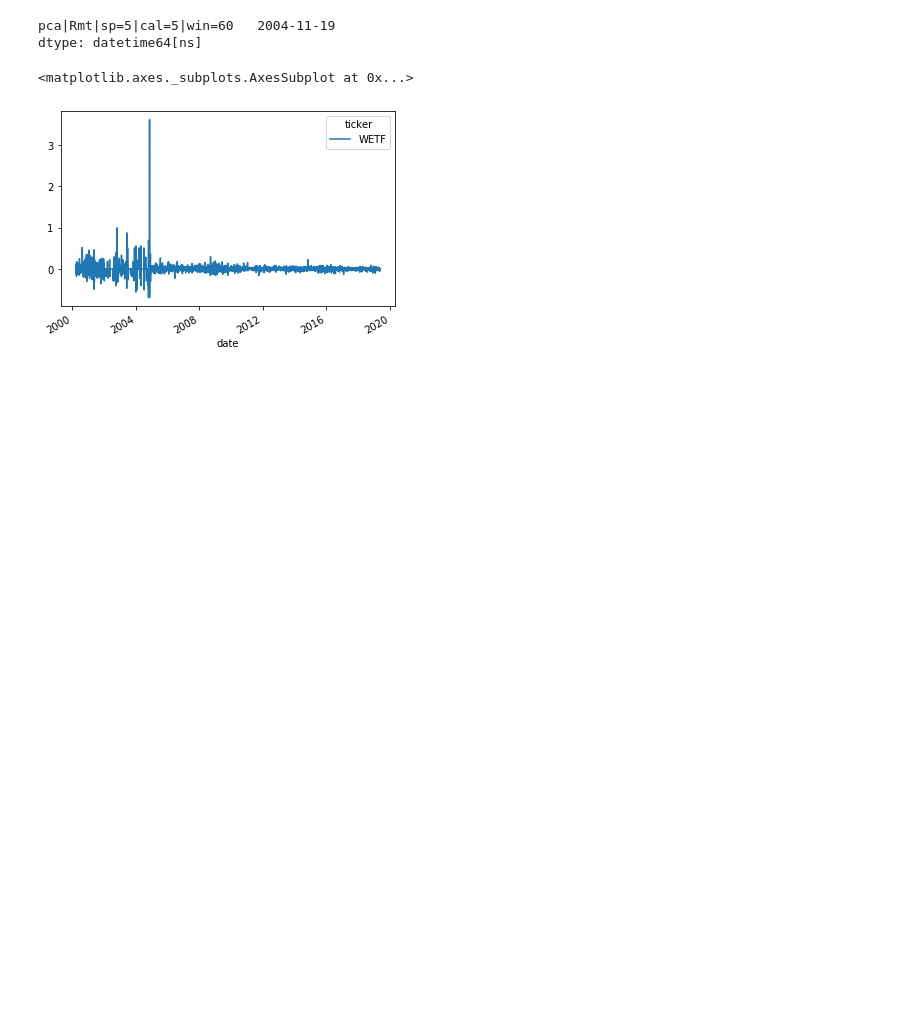
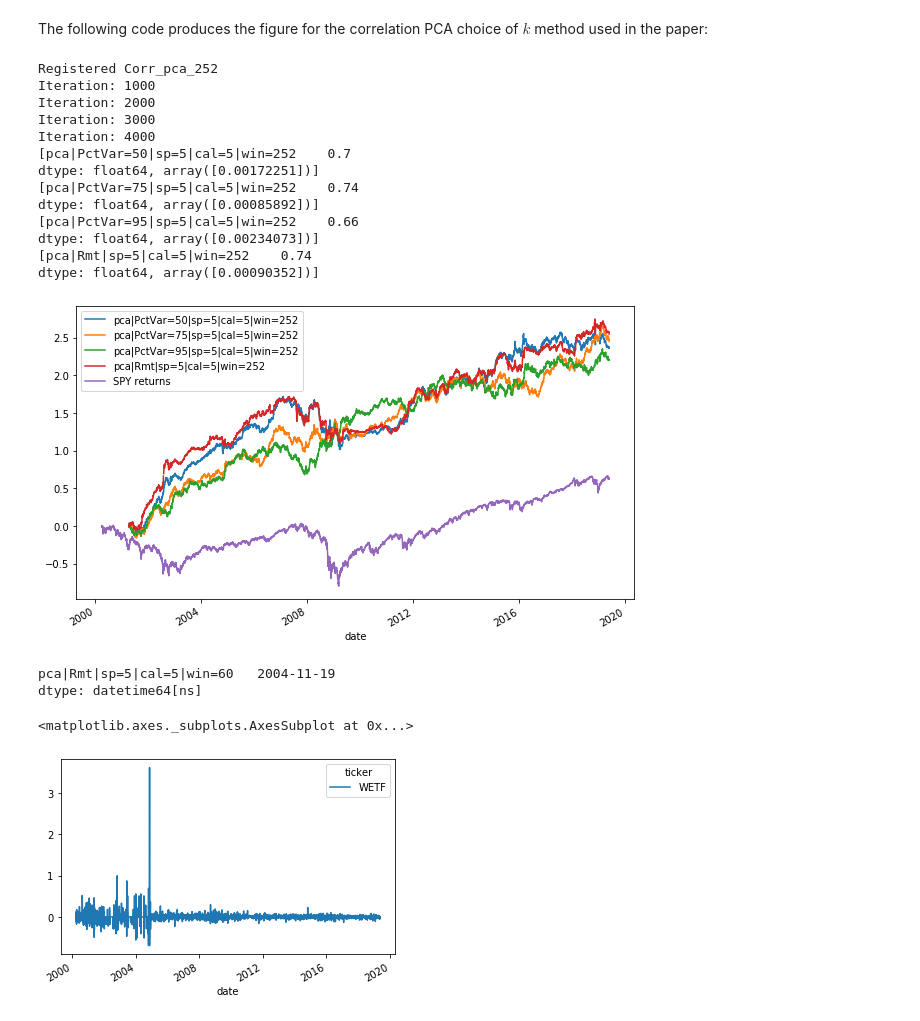
Before and after one commit to jase-clarkson/mini_1, a Jupyter notebook: stat_arb.ipynb, the cells around one changed output. Drawn from its saved outputs; the diff is of its cells as text; code cells hidden in the pictures; blank space fills up the shorter version.

```diff
--- a/stat_arb.ipynb
+++ b/stat_arb.ipynb
@@ -63,7 +72,7 @@ df_500
 importlib.reload(dr)
 importlib.reload(sa)
 
-def backtest(df_lr, strats, df_exc=None, benchmark=None):
+def backtest(df_lr, strats, df_exc=None, benchmark=None, save=False, it=500):
     i = 0
     tfmrs = sa.Transforms()
     for strat in strats:
@@ -73,30 +82,21 @@ def backtest(df_lr, strats, df_exc=None, benchmark=None):
         for strat in strats:
             strat.calibrate_portfolio(df_lr, index, tfmrs)
         i += 1
-        if i % 100 == 0 and i > 250: print('Iteration: {}'.format(i))
+        if i % it == 0 and i > 250: print('Iteration: {}'.format(i))
 
     for strat in strats:
         strat.pnl_reconciliation(df_lr, filter_outliers=True)
+        print(sa.sharpe_ratio_test(strat.lr))
+
     rets = [strat.cum_ret for strat in strats]
     rets = pd.concat(rets, axis=1) * benchmark.std()
     rets.plot(figsize=(10,6))
     if benchmark is not None:
         benchmark.cumsum().plot(label='SPY returns')
     plt.legend()
-    plt.savefig('last_run.png')
-
-
-# strats = [sa.StArbFm(dr.SPca(k=59), cal_freq=5, window_len=60),
-w = 252
-corr=False
-# strats = [sa.StArbFm(dr.RPca(), cal_freq=5, window_len=w),]
-strats = [sa.StArbFm(dr.Pca(pct_var=50, corr=True), cal_freq=5, window_len=w), \
-          sa.StArbFm(dr.Pca(pct_var=75, corr=True), cal_freq=5, window_len=w), \
-          sa.StArbFm(dr.Pca(pct_var=95, corr=True), cal_freq=5, window_len=w), \
-#           sa.StArbFm(dr.Pca(pct_var=10, corr=True), cal_freq=5, window_len=60),
-
-# strats = [sa.StArbFm(dr.SPca(alpha=0.1), cal_freq=5, window_len=w),]
-    sa.StArbFm(dr.Pca(rmt=True, corr=True), cal_freq=5, window_len=w)]
-
-backtest(df_500, strats, df_excess, benchmark=spy)
-# %lprun -f dr.RPca.fit backtest(df_500, strats, df_excess, benchmark=spy)
+    if save:
+        try:
+            os.mkdir('figs')
+        except FileExistsError:
+            pass
+        plt.savefig('figs/{}.png'.format(pd.Timestamp.now()))
@@ -155,0 +103,27 @@ dtype: float64, array([0.05801149])]
+# %% [markdown]
+The following code produces the figure for the correlation PCA choice of $k$ method used in the paper:
+# %%
+w = 252
+cal = 5
+strats = [sa.StArbFm(dr.Pca(pct_var=50, corr=True), cal_freq=cal, window_len=w), \
+          sa.StArbFm(dr.Pca(pct_var=75, corr=True), cal_freq=cal, window_len=w), \
+          sa.StArbFm(dr.Pca(pct_var=95, corr=True), cal_freq=cal, window_len=w), \
+          sa.StArbFm(dr.Pca(rmt=True, corr=True), cal_freq=cal, window_len=w)]
+
+backtest(df_500, strats, df_excess, benchmark=spy, save=True, it=1000)
+# %lprun -f dr.RPca.fit backtest(df_500, strats, df_excess, benchmark=spy)
+# %% [output]
+Registered Corr_pca_252
+Iteration: 1000
+Iteration: 2000
+Iteration: 3000
+Iteration: 4000
+[pca|PctVar=50|sp=5|cal=5|win=252    0.7
+dtype: float64, array([0.00172251])]
+[pca|PctVar=75|sp=5|cal=5|win=252    0.74
+dtype: float64, array([0.00085892])]
+[pca|PctVar=95|sp=5|cal=5|win=252    0.66
+dtype: float64, array([0.00234073])]
+[pca|Rmt|sp=5|cal=5|win=252    0.74
+dtype: float64, array([0.00090352])]
+[figure, added]
```
Also changed, not shown: parts of 9 cells of this notebook.
